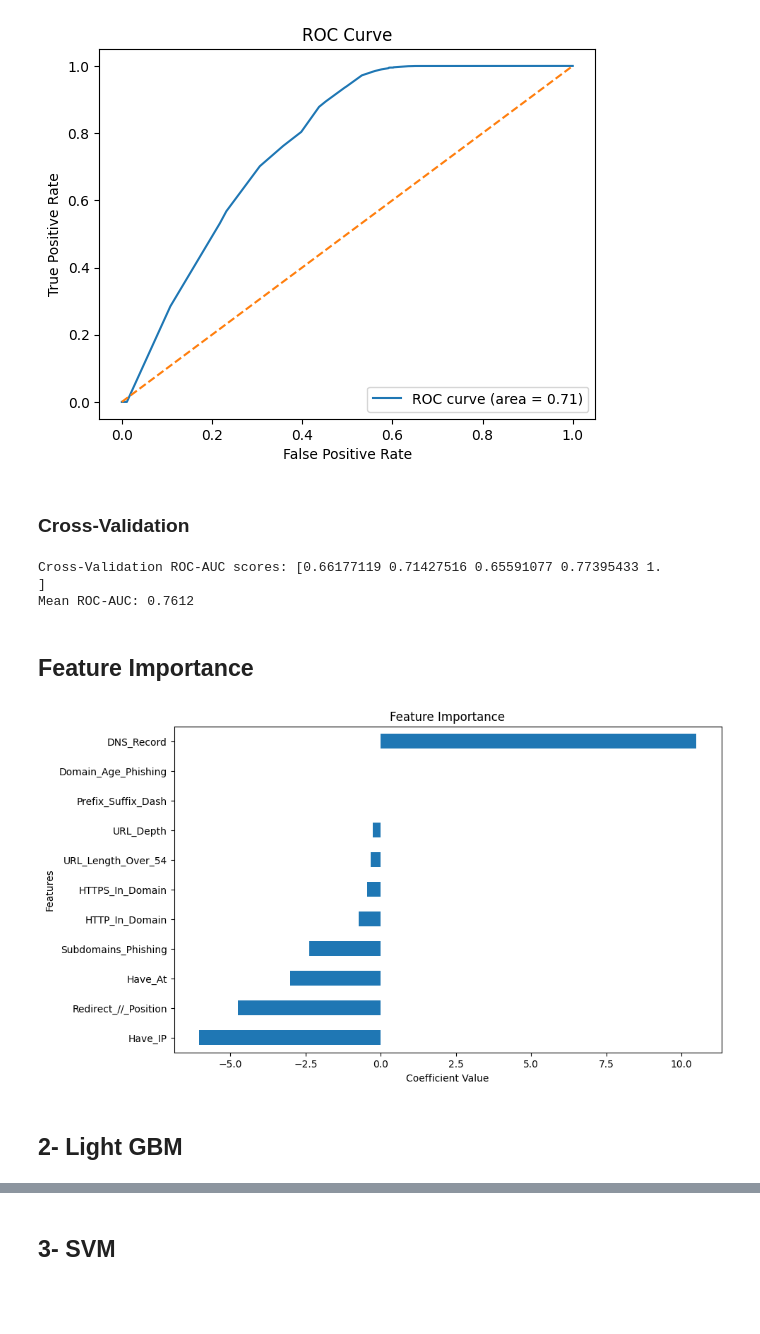
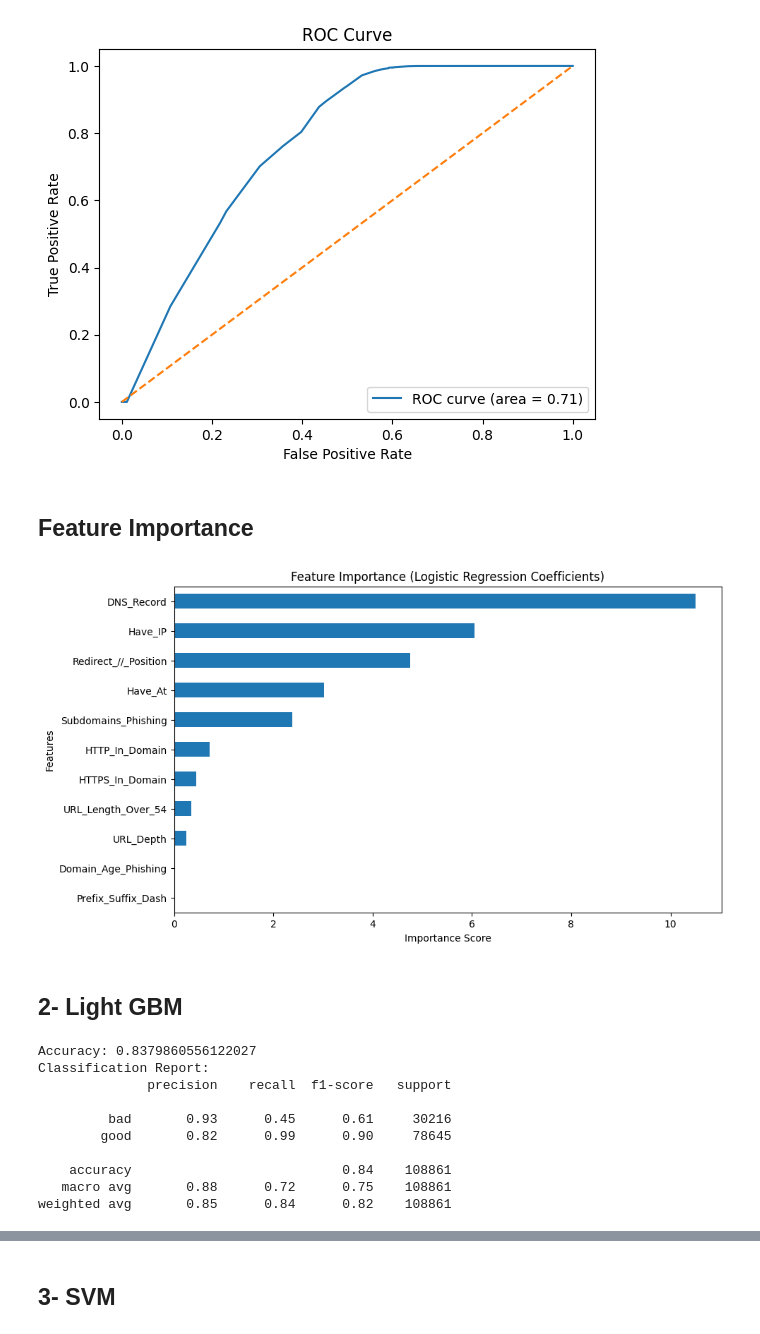
Before and after one commit to ElecSpartan/Big-Data-Project, a Jupyter notebook: BigData.ipynb, the cells around one changed output, grey strips where cells are left out. Cells and saved outputs as stored; diff of their text form; code cells hidden in the pictures; blank space fills up the shorter version.

Commit message:
finished light gbm

```diff
--- a/BigData.ipynb
+++ b/BigData.ipynb
@@ -107,28 +107,50 @@ plt.legend(loc='lower right')
 plt.show()
 # %% [output]
 [figure]
-# %% [markdown]
-### Cross-Validation
-# %%
-cv_scores = cross_val_score(model, x, y, cv=5, scoring='roc_auc')
-print(f"Cross-Validation ROC-AUC scores: {cv_scores}")
-print(f"Mean ROC-AUC: {np.mean(cv_scores):.4f}")
-# %% [output]
-Cross-Validation ROC-AUC scores: [0.66177119 0.71427516 0.65591077 0.77395433 1.        ]
-Mean ROC-AUC: 0.7612
 # %% [markdown]
 ## Feature Importance
 # %%
-# Get feature coefficients
-coefficients = pd.Series(model.coef_[0], index=features).sort_values()
-# Plot feature importance
+importances = abs(model.coef_[0])
+importance_series = pd.Series(importances, index=features).sort_values()
+
 plt.figure(figsize=(10, 6))
-coefficients.plot(kind='barh')
-plt.title('Feature Importance')
-plt.xlabel('Coefficient Value')
+importance_series.plot(kind='barh')
+plt.title('Feature Importance (Logistic Regression Coefficients)')
+plt.xlabel('Importance Score')
 plt.ylabel('Features')
 plt.show()
 # %% [output]
-[figure, old version]
+[figure, new version]
 # %% [markdown]
 ## 2- Light GBM
+# %%
+#importing needed library
+import lightgbm as lgb
+
+#create the model
+lgbmodel = lgb.LGBMClassifier()
+
+#training
+lgbmodel.fit(x_train,y_train)
+
+#predicting
+y_pred = lgbmodel.predict(x_test)
+
+#evaluating
+print("Accuracy:",accuracy_score(y_test,y_pred))
+
+class_report = classification_report(y_test, y_pred, target_names=['bad', 'good'])
+
+print("Classification Report:")
+print(class_report)
+# %% [output]
+Accuracy: 0.8379860556122027
+Classification Report:
+              precision    recall  f1-score   support
+
+         bad       0.93      0.45      0.61     30216
+        good       0.82      0.99      0.90     78645
+
+    accuracy                           0.84    108861
+   macro avg       0.88      0.72      0.75    108861
+weighted avg       0.85      0.84      0.82    108861
```
Also changed, not shown: parts of 11 cells of this notebook, 1 other file.
